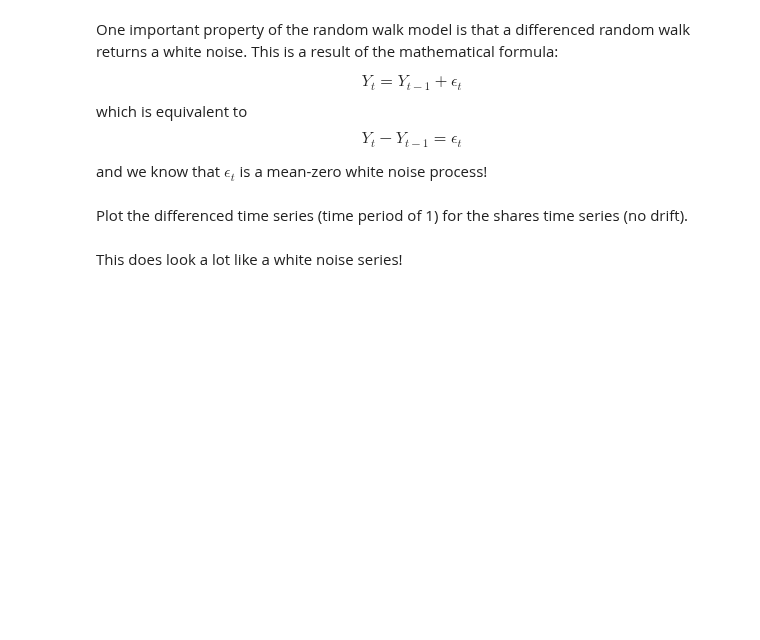
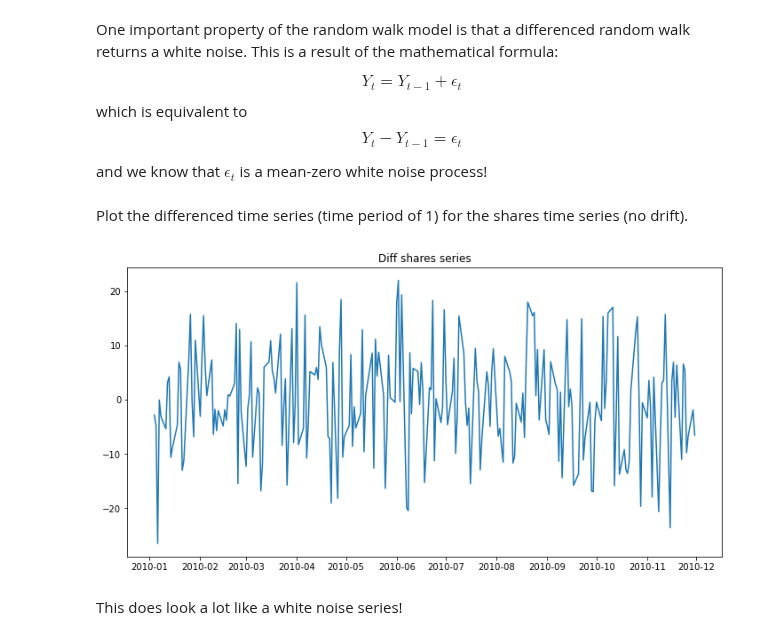
Before and after one commit to dendar/dsc-basic-time-series-models-lab, a Jupyter notebook: index.ipynb, the cells around one changed output. Drawn from its saved outputs; the diff is of its cells as text; code cells hidden in the pictures; blank space fills up the shorter version.

```diff
--- a/index.ipynb
+++ b/index.ipynb
@@ -145,3 +205,13 @@ Plot the differenced time series (time period of 1) for the shares time series (
+# %%
+# Your code here
+shares_diff = shares_series.diff(periods=1)
+
+fig = plt.figure(figsize = (12,6))
+plt.plot(shares_diff)
+plt.title("Diff shares series")
+plt.show(block = False)
+# %% [output]
+[figure, added]
 # %% [markdown]
 This does look a lot like a white noise series!
 # %% [markdown]
```
Also changed, not shown: parts of 23 cells of this notebook.
